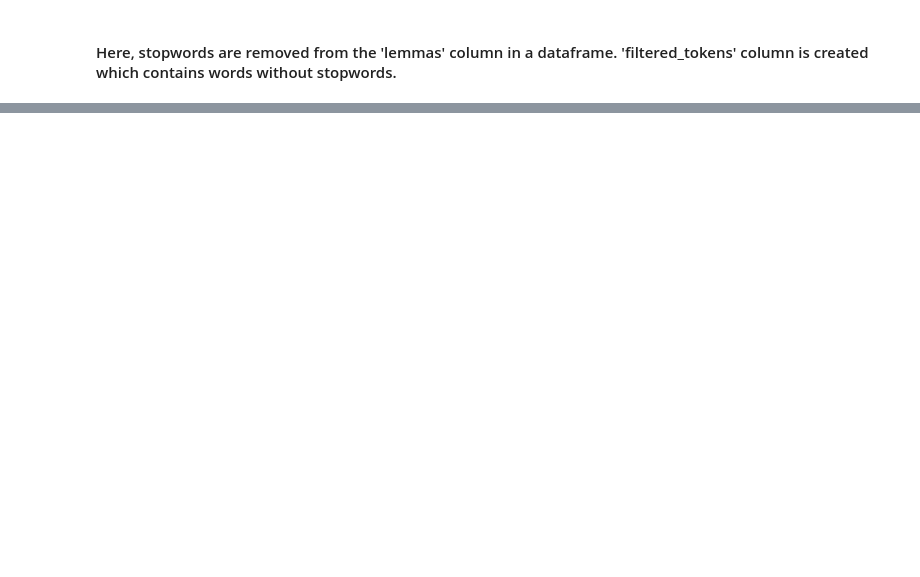
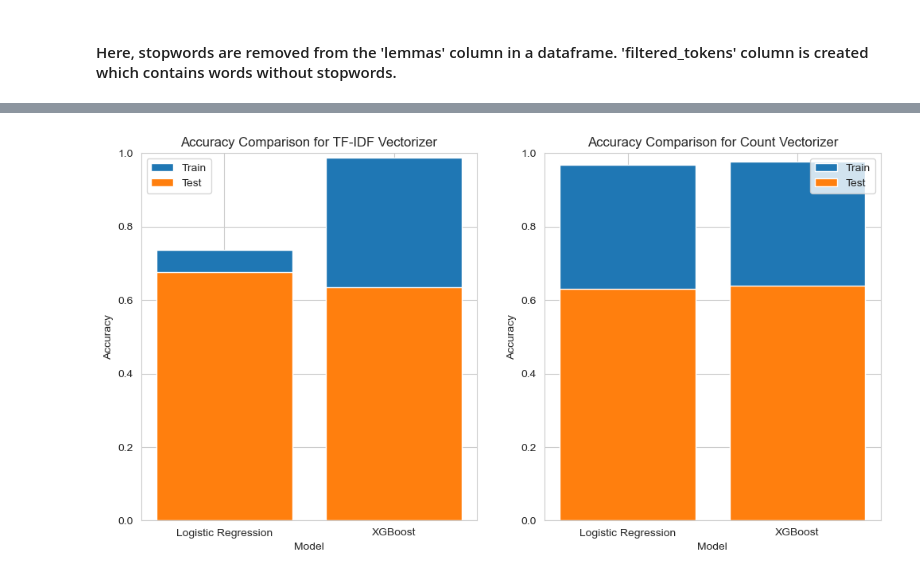
Before and after one commit to shubhampokhrel81/Amazon-US-shoes-review-using-NLP, a Jupyter notebook: assignment1_word_vectorization.ipynb, the cells around one changed output, grey strips where cells are left out. Saved outputs shown, nothing was run; the diff lists cells and outputs as text; code cells hidden in the pictures; blank space fills up the shorter version.

Commit message:
applied ml algorithms and comparison

```diff
--- a/assignment1_word_vectorization.ipynb
+++ b/assignment1_word_vectorization.ipynb
@@ -755,0 +660,2 @@ plt.show()
+# %%
+df_model = pd.concat([df_text['filtered_tokens'],df['star_rating'],df['helpful_votes'],df['total_votes']], axis=1)
@@ -755,0 +680,80 @@ plt.show()
+# %%
+from sklearn.pipeline import Pipeline
+from sklearn.feature_extraction.text import TfidfVectorizer, CountVectorizer
+from sklearn.linear_model import LogisticRegression
+from xgboost import XGBClassifier
+from sklearn.model_selection import train_test_split
+from sklearn.metrics import accuracy_score
+import matplotlib.pyplot as plt
+
+# Define the pipeline for logistic regression
+lr_tfidf_pipeline = Pipeline([
+    ('tfidf_vectorizer', TfidfVectorizer()),
+    ('lr', LogisticRegression())
+])
+
+lr_count_pipeline = Pipeline([
+    ('count_vectorizer', CountVectorizer()),
+    ('lr', LogisticRegression())
+])
+
+# Define the pipeline for xgboost
+xgb_tfidf_pipeline = Pipeline([
+    ('tfidf_vectorizer', TfidfVectorizer()),
+    ('xgb', XGBClassifier())
+])
+
+xgb_count_pipeline = Pipeline([
+    ('count_vectorizer', CountVectorizer()),
+    ('xgb', XGBClassifier())
+])
+
+# Split the data into training and testing sets
+X = df_model['filtered_tokens'].apply(lambda x: ' '.join(x))
+y = df_model['star_rating'] - 1
+X_train, X_test, y_train, y_test = train_test_split(X, y, test_size=0.2, random_state=42)
+
+# Fit and evaluate the logistic regression models with tfidf and count vectorizer
+lr_tfidf_pipeline.fit(X_train, y_train)
+lr_count_pipeline.fit(X_train, y_train)
+
+lr_tfidf_train_acc = accuracy_score(y_train, lr_tfidf_pipeline.predict(X_train))
+lr_tfidf_test_acc = accuracy_score(y_test, lr_tfidf_pipeline.predict(X_test))
+
+lr_count_train_acc = accuracy_score(y_train, lr_count_pipeline.predict(X_train))
+lr_count_test_acc = accuracy_score(y_test, lr_count_pipeline.predict(X_test))
+
+# Fit and evaluate the xgboost models with tfidf and count vectorizer
+xgb_tfidf_pipeline.fit(X_train, y_train)
+xgb_count_pipeline.fit(X_train, y_train)
+
+xgb_tfidf_train_acc = accuracy_score(y_train, xgb_tfidf_pipeline.predict(X_train))
+xgb_tfidf_test_acc = accuracy_score(y_test, xgb_tfidf_pipeline.predict(X_test))
+
+xgb_count_train_acc = accuracy_score(y_train, xgb_count_pipeline.predict(X_train))
+xgb_count_test_acc = accuracy_score(y_test, xgb_count_pipeline.predict(X_test))
+
+# Plot the results
+fig, ax = plt.subplots(1, 2, figsize=(12, 6))
+
+# Accuracy comparison for tfidf vectorizer
+ax[0].bar(['Logistic Regression', 'XGBoost'], [lr_tfidf_train_acc, xgb_tfidf_train_acc], label='Train')
+ax[0].bar(['Logistic Regression', 'XGBoost'], [lr_tfidf_test_acc, xgb_tfidf_test_acc], label='Test')
+ax[0].set_ylim([0, 1])
+ax[0].set_title('Accuracy Comparison for TF-IDF Vectorizer')
+ax[0].set_xlabel('Model')
+ax[0].set_ylabel('Accuracy')
+ax[0].legend()
+
+# Accuracy comparison for count vectorizer
+ax[1].bar(['Logistic Regression', 'XGBoost'], [lr_count_train_acc, xgb_count_train_acc], label='Train')
+ax[1].bar(['Logistic Regression', 'XGBoost'], [lr_count_test_acc, xgb_count_test_acc], label='Test')
+ax[1].set_ylim([0, 1])
+ax[1].set_title('Accuracy Comparison for Count Vectorizer')
+ax[1].set_xlabel('Model')
+ax[1].set_ylabel('Accuracy')
+ax[1].legend()
+
+plt.show()
+# %% [output]
+[figure, added]
```
Also changed, not shown: parts of 54 cells of this notebook.
